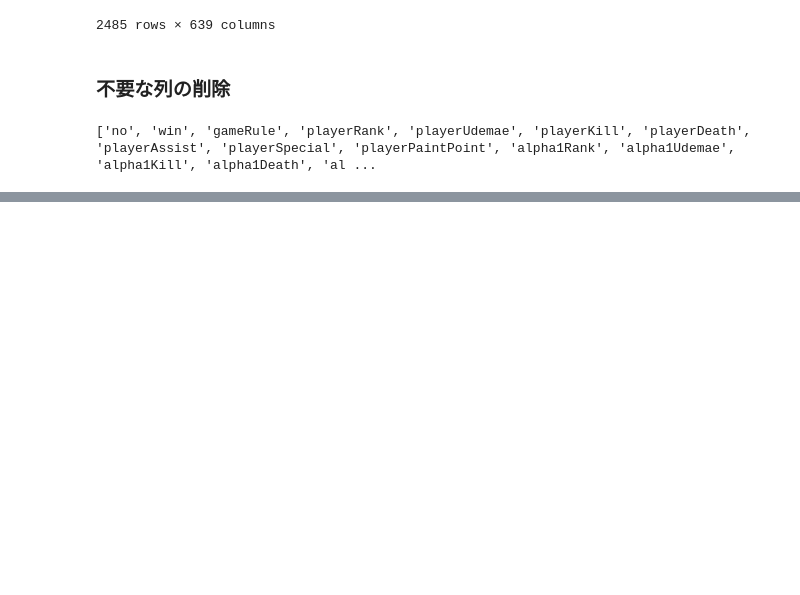
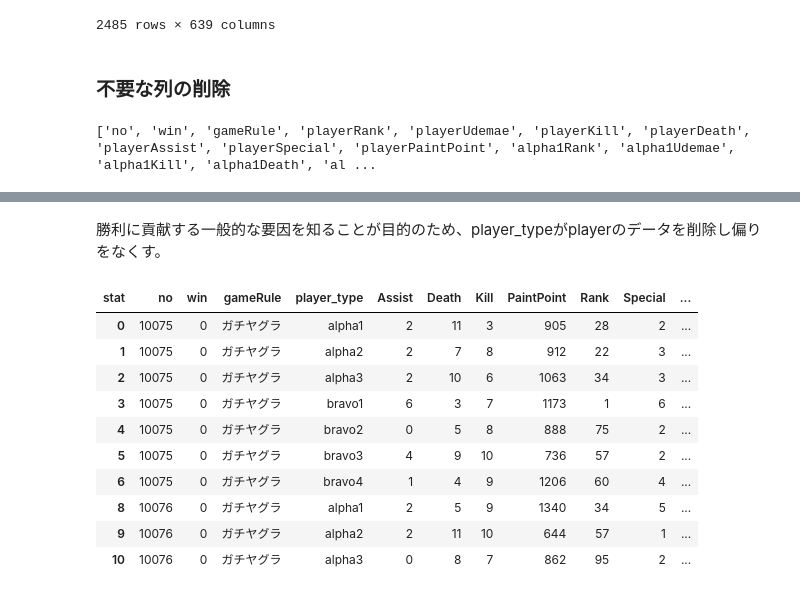
Before and after one commit to cu0001/splatoon-match-analysis, a Jupyter notebook: analyze_splatoon_playdata.ipynb, the cells around one changed output, grey strips where cells are left out. Drawn from its saved outputs; the diff is of its cells as text; code cells hidden in the pictures; blank space fills up the shorter version.

```diff
--- a/analyze_splatoon_playdata.ipynb
+++ b/analyze_splatoon_playdata.ipynb
@@ -281,0 +344,18 @@ print(list(data_dropped.columns))
+# %% [markdown]
+勝利に貢献する一般的な要因を知ることが目的のため、player_typeがplayerのデータを削除し偏りをなくす。
+# %%
+long_data_dropped = long_data[long_data["player_type"] != "player"]
+
+long_data_dropped.head(10)
+# %% [output]
+| stat | no | win | gameRule | player_type | Assist | Death | Kill | PaintPoint | Rank | Special | ... |
+| 0 | 10075 | 0 | ガチヤグラ | alpha1 | 2 | 11 | 3 | 905 | 28 | 2 | ... |
+| 1 | 10075 | 0 | ガチヤグラ | alpha2 | 2 | 7 | 8 | 912 | 22 | 3 | ... |
+| 2 | 10075 | 0 | ガチヤグラ | alpha3 | 2 | 10 | 6 | 1063 | 34 | 3 | ... |
+| 3 | 10075 | 0 | ガチヤグラ | bravo1 | 6 | 3 | 7 | 1173 | 1 | 6 | ... |
+| 4 | 10075 | 0 | ガチヤグラ | bravo2 | 0 | 5 | 8 | 888 | 75 | 2 | ... |
+| 5 | 10075 | 0 | ガチヤグラ | bravo3 | 4 | 9 | 10 | 736 | 57 | 2 | ... |
+| 6 | 10075 | 0 | ガチヤグラ | bravo4 | 1 | 4 | 9 | 1206 | 60 | 4 | ... |
+| 8 | 10076 | 0 | ガチヤグラ | alpha1 | 2 | 5 | 9 | 1340 | 34 | 5 | ... |
+| 9 | 10076 | 0 | ガチヤグラ | alpha2 | 2 | 11 | 10 | 644 | 57 | 1 | ... |
+| 10 | 10076 | 0 | ガチヤグラ | alpha3 | 0 | 8 | 7 | 862 | 95 | 2 | ... |
```
Also changed, not shown: parts of 2 cells of this notebook.
